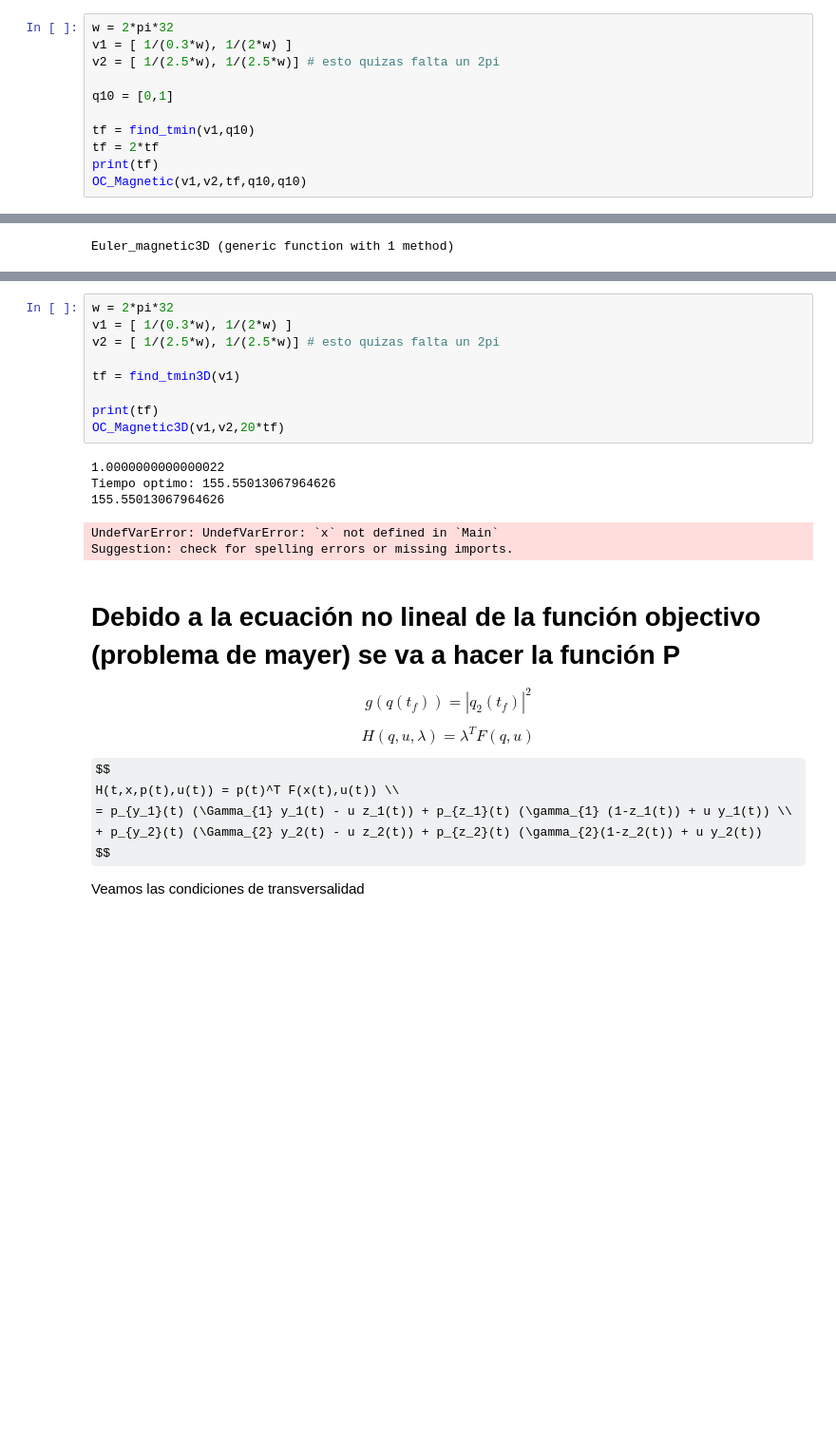
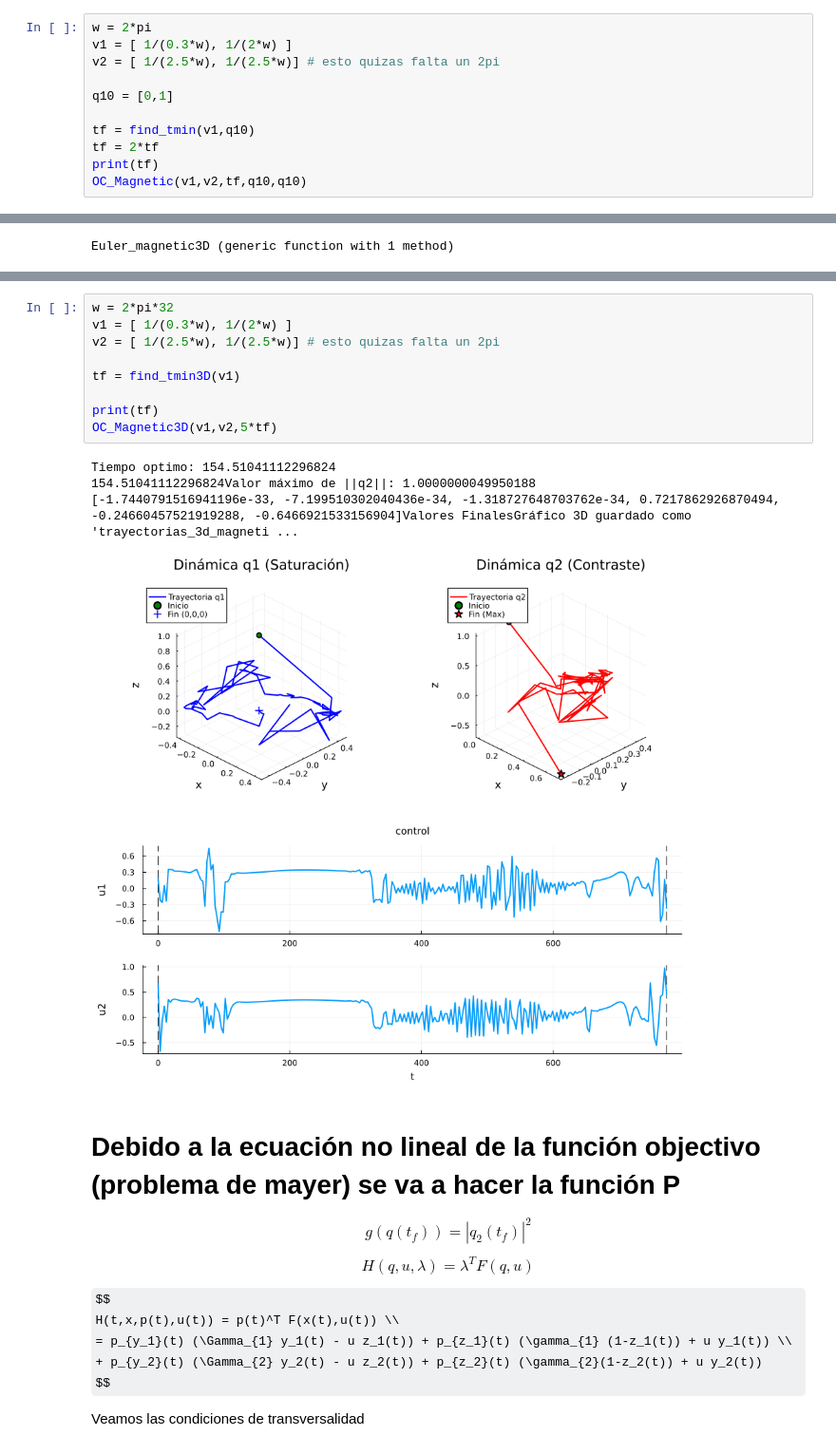
Before and after one commit to Echxy/Proyecto-Copti2025, a Jupyter notebook: AvancesControl.ipynb, the cells around one changed output, grey strips where cells are left out. Shown at 95% size. Saved outputs shown, nothing was run; the diff lists cells and outputs as text; some formulas as TeX source; blank space fills up the shorter version.

Commit message:
fix: Ahora la función OC_Magnetic3D funciona correctamente y entrega gráficos

```diff
--- a/AvancesControl.ipynb
+++ b/AvancesControl.ipynb
@@ -292,7 +292,7 @@ end
 # %% [output]
 OC_Magnetic (generic function with 1 method)
 # %%
-w = 2*pi*32
+w = 2*pi
 v1 = [ 1/(0.3*w), 1/(2*w) ]
 v2 = [ 1/(2.5*w), 1/(2.5*w)] # esto quizas falta un 2pi
 
@@ -479,18 +528,17 @@ Tiempo optimo: 155.55013067964626
 # %%
 w = 2*pi*32
 v1 = [ 1/(0.3*w), 1/(2*w) ]
 v2 = [ 1/(2.5*w), 1/(2.5*w)] # esto quizas falta un 2pi
 
 tf = find_tmin3D(v1)
 
 print(tf)
-OC_Magnetic3D(v1,v2,20*tf)
+OC_Magnetic3D(v1,v2,5*tf)
 # %% [output]
-1.0000000000000022
-Tiempo optimo: 155.55013067964626
-155.55013067964626
+Tiempo optimo: 154.51041112296824
+154.51041112296824Valor máximo de ||q2||: 1.0000000049950188
+[-1.7440791516941196e-33, -7.199510302040436e-34, -1.318727648703762e-34, 0.7217862926870494, -0.24660457521919288, -0.6466921533156904]Valores FinalesGráfico 3D guardado como 'trayectorias_3d_magneti ...
-UndefVarError: UndefVarError: `x` not defined in `Main`
-Suggestion: check for spelling errors or missing imports.
+[figure, added]
 # %% [markdown]
 # Debido a la ecuación no lineal de la función objectivo (problema de mayer) se va a hacer la función P
 
```
Also changed, not shown: parts of 3 cells of this notebook.
